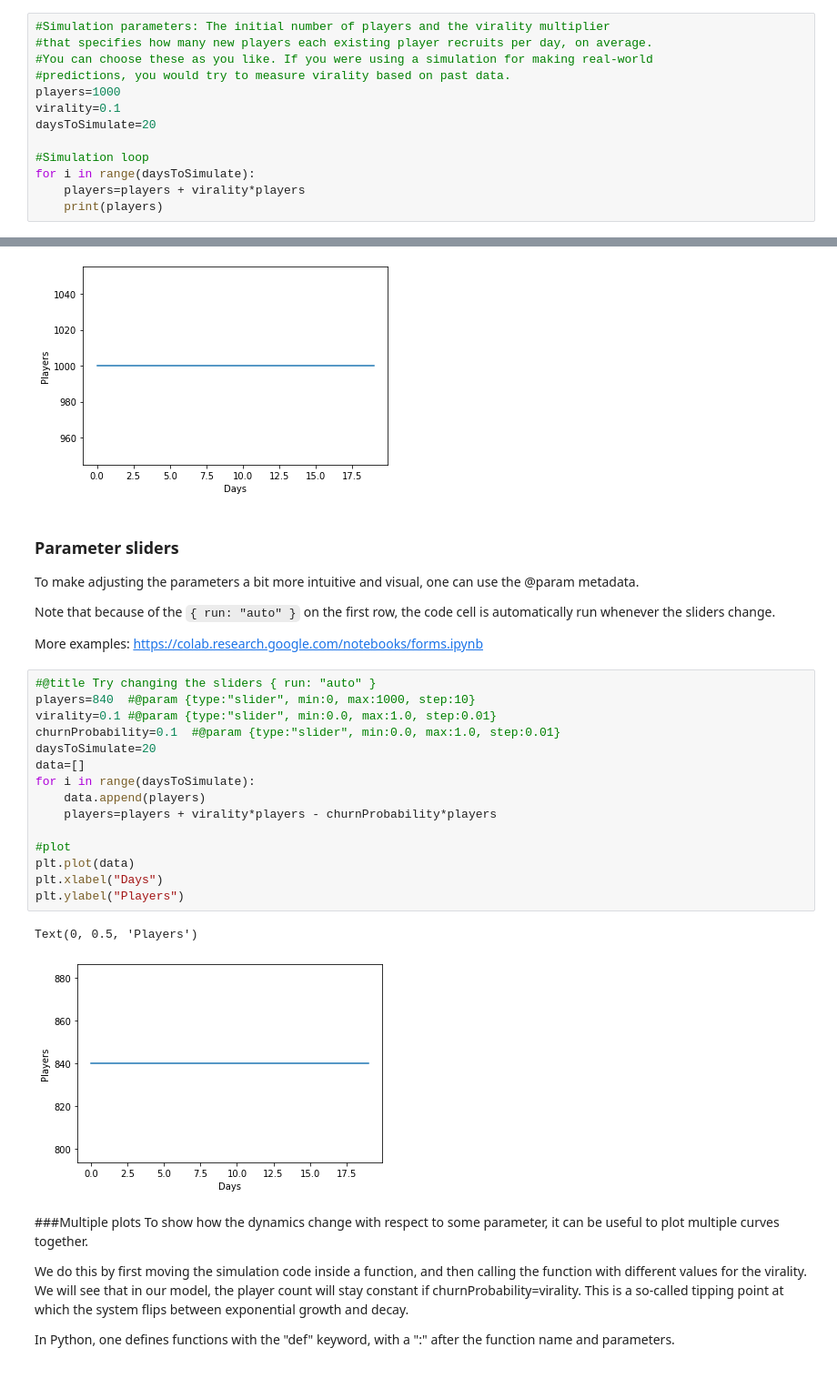
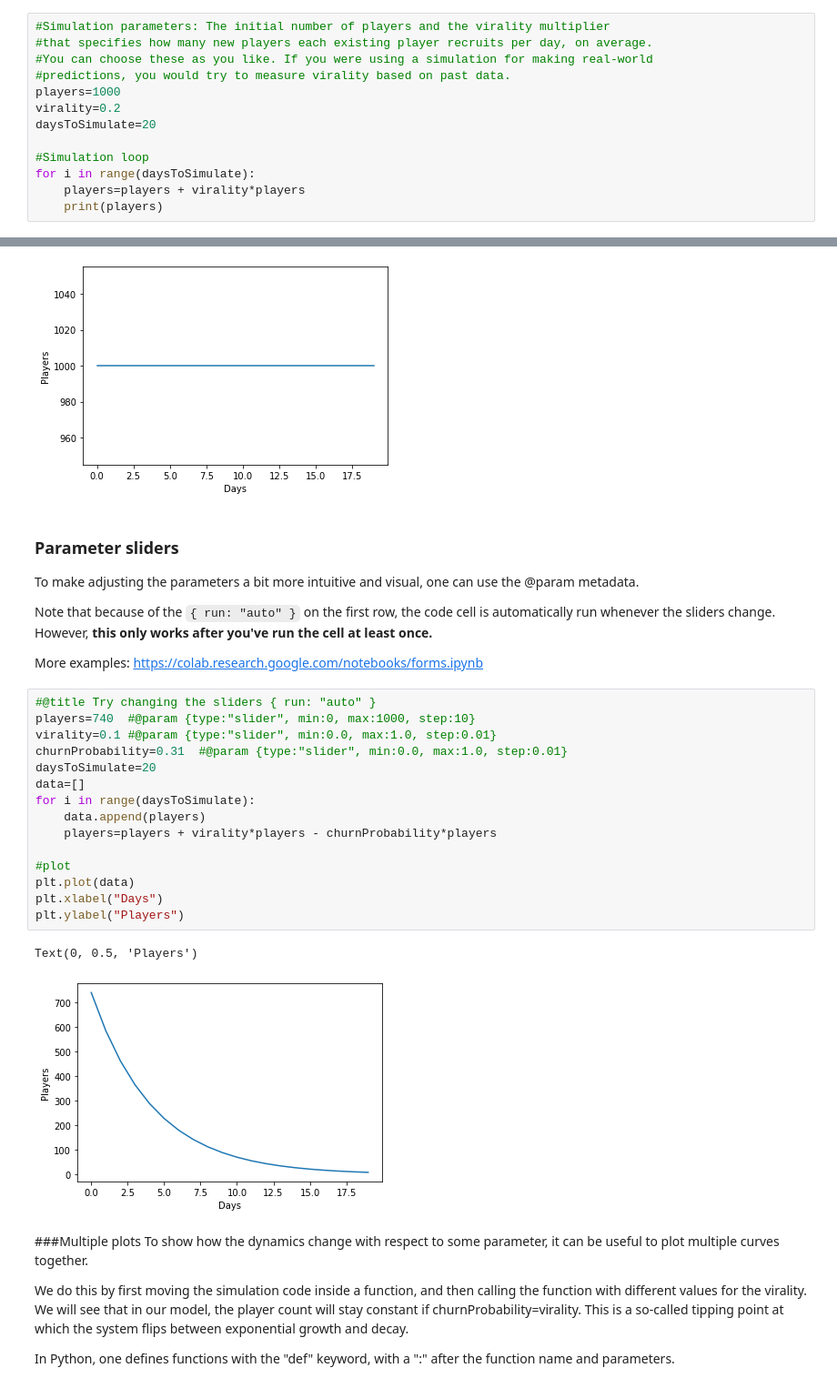
Before and after one commit to PerttuHamalainen/GameAnalysis, a Jupyter notebook: RetentionAndVirality.ipynb, the cells around one changed output, grey strips where cells are left out. Shown: that part at 91% size. Saved outputs shown, nothing was run; the diff lists cells and outputs as text.

Commit message:
Minor fixes to the retention and virality notebook

````diff
--- a/RetentionAndVirality.ipynb
+++ b/RetentionAndVirality.ipynb
@@ -34,7 +43,7 @@ If you are new to Python, please check this [brief intro to Python syntax](https
 #You can choose these as you like. If you were using a simulation for making real-world
 #predictions, you would try to measure virality based on past data.
 players=1000
-virality=0.1
+virality=0.2
 daysToSimulate=20
 
 #Simulation loop
@@ -154,27 +163,27 @@ Text(0, 0.5, 'Players')
 
 To make adjusting the parameters a bit more intuitive and visual, one can use the @param metadata.
 
-Note that because of the ```{ run: "auto" }``` on the first row, the code cell is automatically run whenever the sliders change.
+Note that because of the ```{ run: "auto" }``` on the first row, the code cell is automatically run whenever the sliders change. However, **this only works after you've run the cell at least once.**
 
 More examples: https://colab.research.google.com/notebooks/forms.ipynb
 # %%
 #@title Try changing the sliders { run: "auto" }
-players=840  #@param {type:"slider", min:0, max:1000, step:10}
+players=740  #@param {type:"slider", min:0, max:1000, step:10}
 virality=0.1 #@param {type:"slider", min:0.0, max:1.0, step:0.01}
-churnProbability=0.1  #@param {type:"slider", min:0.0, max:1.0, step:0.01}
+churnProbability=0.31  #@param {type:"slider", min:0.0, max:1.0, step:0.01}
 daysToSimulate=20
 data=[]
 for i in range(daysToSimulate):
     data.append(players)
     players=players + virality*players - churnProbability*players
 
 #plot
 plt.plot(data)
 plt.xlabel("Days")
 plt.ylabel("Players")
 # %% [output]
 Text(0, 0.5, 'Players')
-[figure, old version]
+[figure, new version]
 # %% [markdown]
 ###Multiple plots
 To show how the dynamics change with respect to some parameter, it can be useful to plot multiple curves together.
````
Also changed, not shown: parts of 5 cells of this notebook.
